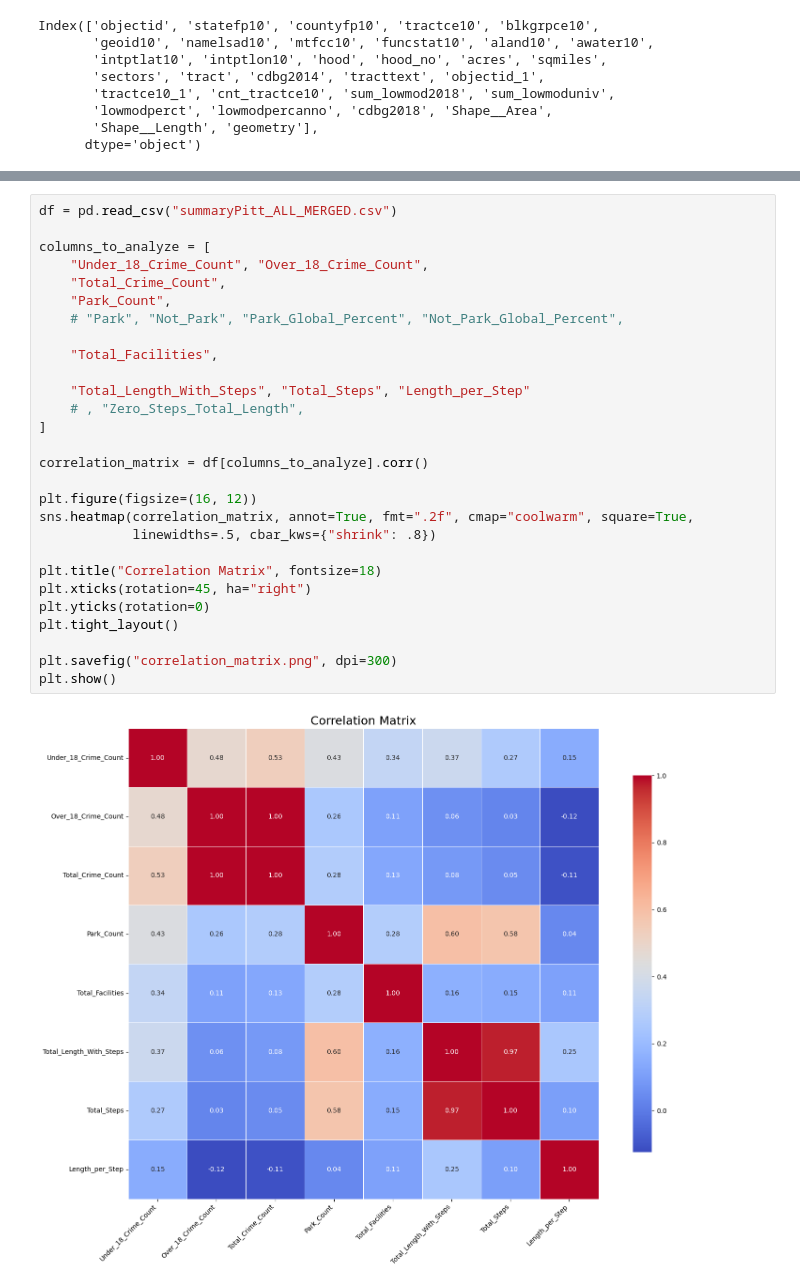
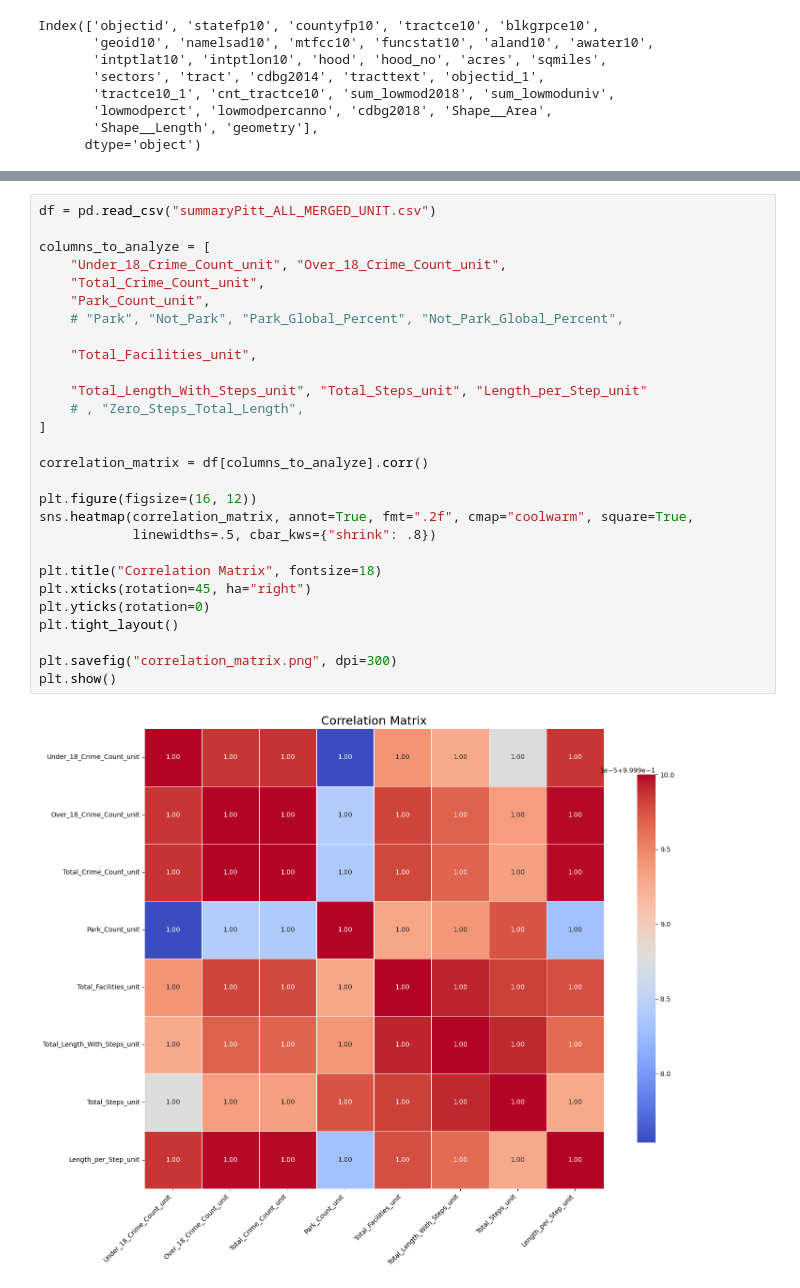
Before and after one commit to Zhanpeng1202/The-best-neighborhood-in-Pittsburgh, a Jupyter notebook: richard/richard.ipynb, the cells around one changed output, grey strips where cells are left out. Drawn from its saved outputs; the diff is of its cells as text.

Commit message:
modified unit calculation

```diff
--- a/richard/richard.ipynb
+++ b/richard/richard.ipynb
@@ -260,35 +273,35 @@ The following neighborhood is missing in the dataset(Arrest/Facilities/Steps), a
 The following neighborhood is missing in the dataset(Arrest/Facilities/Steps), and will not be counted: Steps {'Mt. Oliver', 'Mount Oliver Borough', 'North Shore', 'Arlington', 'East Carnegie', 'Esple ...
 The following neighborhood is missing in the dataset(Arrest/Facilities/Steps), and will not be counted: Trees {'Arlington Heights', 'Arlington', 'Esplen', 'Homewood South', 'Homewood West', 'Mt. Olive ...
 # %%
-df = pd.read_csv("summaryPitt_ALL_MERGED.csv")
+df = pd.read_csv("summaryPitt_ALL_MERGED_UNIT.csv")
 
 columns_to_analyze = [
-    "Under_18_Crime_Count", "Over_18_Crime_Count",
-    "Total_Crime_Count",
-    "Park_Count",
+    "Under_18_Crime_Count_unit", "Over_18_Crime_Count_unit",
+    "Total_Crime_Count_unit",
+    "Park_Count_unit",
     # "Park", "Not_Park", "Park_Global_Percent", "Not_Park_Global_Percent",
 
-    "Total_Facilities",
+    "Total_Facilities_unit",
 
-    "Total_Length_With_Steps", "Total_Steps", "Length_per_Step"
+    "Total_Length_With_Steps_unit", "Total_Steps_unit", "Length_per_Step_unit"
     # , "Zero_Steps_Total_Length",
 ]
 
 correlation_matrix = df[columns_to_analyze].corr()
 
 plt.figure(figsize=(16, 12))
 sns.heatmap(correlation_matrix, annot=True, fmt=".2f", cmap="coolwarm", square=True,
             linewidths=.5, cbar_kws={"shrink": .8})
 
 plt.title("Correlation Matrix", fontsize=18)
 plt.xticks(rotation=45, ha="right")
 plt.yticks(rotation=0)
 plt.tight_layout()
 
 plt.savefig("correlation_matrix.png", dpi=300)
 plt.show()
 # %% [output]
-[figure, old version]
+[figure, new version]
 # %%
 data = df[columns_to_analyze].copy()
 
```
Also changed, not shown: parts of 2 cells of this notebook, 1 other file.
